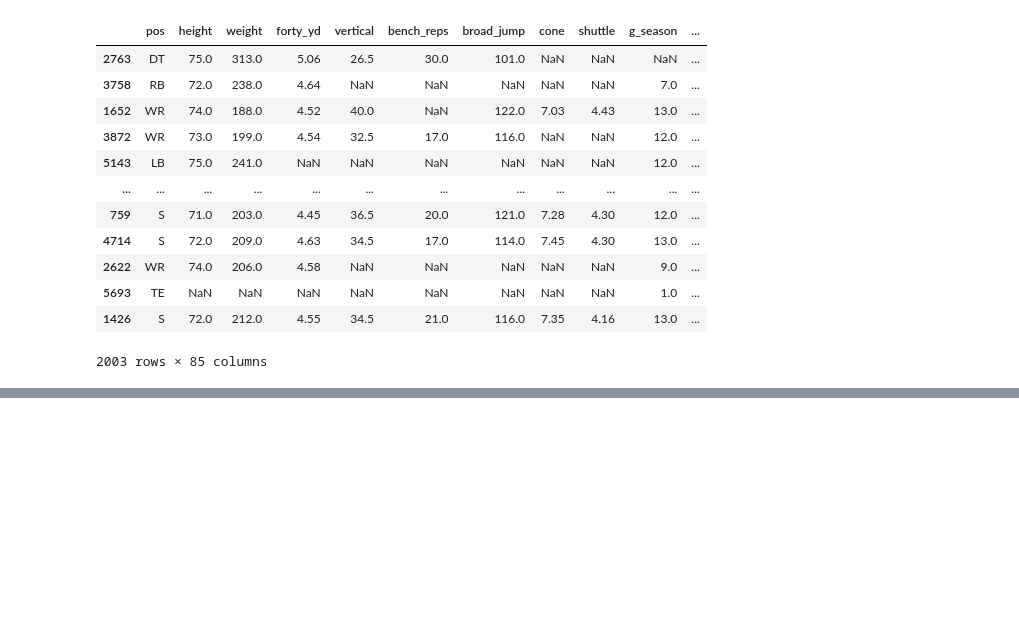
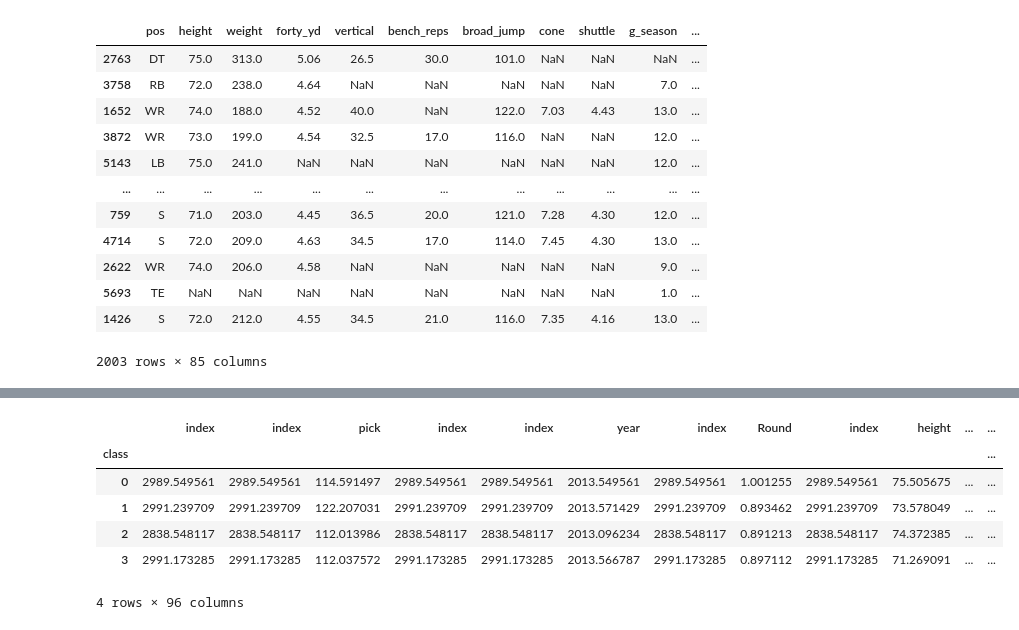
Before and after one commit to jpalgon/Draft_Combine, a Jupyter notebook: Modeling.ipynb, the cells around one changed output, grey strips where cells are left out. Drawn from its saved outputs; the diff is of its cells as text; code cells hidden in the pictures; blank space fills up the shorter version.

```diff
--- a/Modeling.ipynb
+++ b/Modeling.ipynb
@@ -212,0 +299,10 @@ look =
+# %%
+look.groupby('class').mean()
+# %% [output]
+|  | index | index | pick | index | index | year | index | Round | index | height | ... | ... |
+| class |  |  |  |  |  |  |  |  |  |  |  | ... |
+| 0 | 2989.549561 | 2989.549561 | 114.591497 | 2989.549561 | 2989.549561 | 2013.549561 | 2989.549561 | 1.001255 | 2989.549561 | 75.505675 | ... | ... |
+| 1 | 2991.239709 | 2991.239709 | 122.207031 | 2991.239709 | 2991.239709 | 2013.571429 | 2991.239709 | 0.893462 | 2991.239709 | 73.578049 | ... | ... |
+| 2 | 2838.548117 | 2838.548117 | 112.013986 | 2838.548117 | 2838.548117 | 2013.096234 | 2838.548117 | 0.891213 | 2838.548117 | 74.372385 | ... | ... |
+| 3 | 2991.173285 | 2991.173285 | 112.037572 | 2991.173285 | 2991.173285 | 2013.566787 | 2991.173285 | 0.897112 | 2991.173285 | 71.269091 | ... | ... |
+4 rows × 96 columns
```
Also changed, not shown: parts of 25 cells of this notebook.
